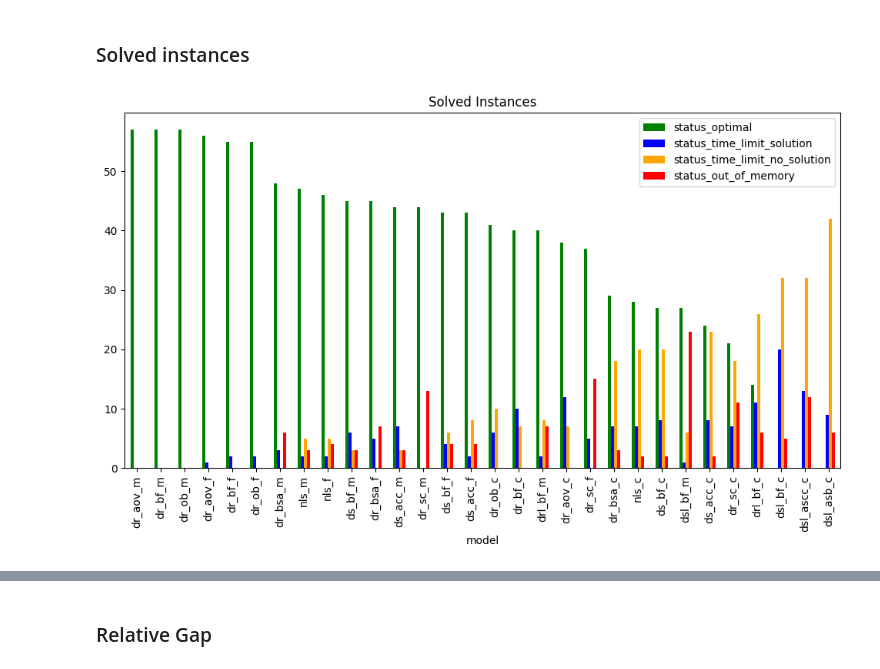
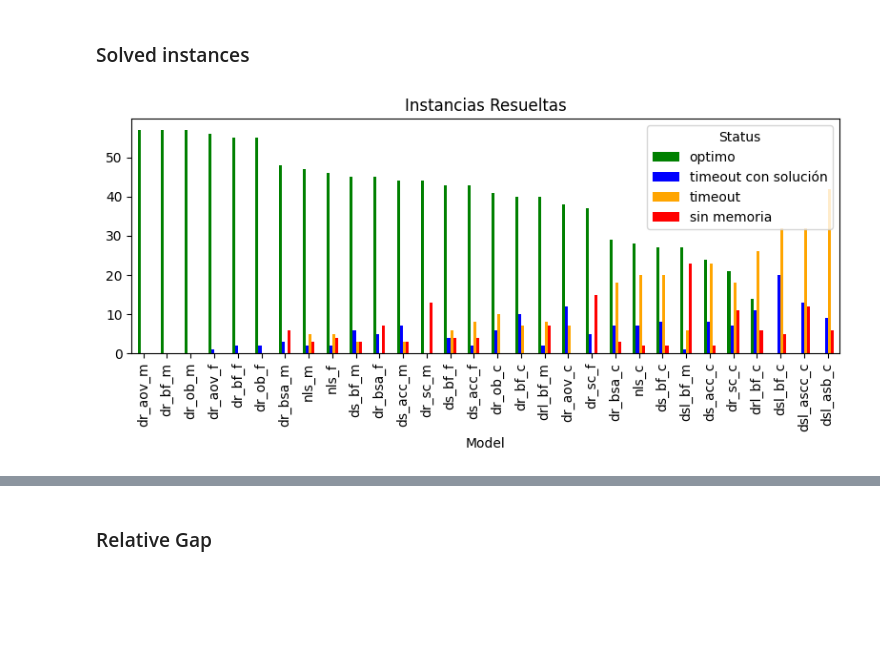
Before and after one commit to nacho692/mrsa, a Jupyter notebook: experimentation/experimentation.ipynb, the cells around one changed output, grey strips where cells are left out. Cells and saved outputs as stored; diff of their text form; code cells hidden in the pictures; blank space fills up the shorter version.

Commit message:
beautify some graphs

```diff
--- a/experimentation/experimentation.ipynb
+++ b/experimentation/experimentation.ipynb
@@ -4,6 +4,8 @@ import matplotlib.pyplot as plt
 import seaborn as sns
 import matplotlib
 
+save = True
+
 pd.set_option('display.max_columns', None)
 pd.set_option('display.expand_frame_repr', False)
 # %%
@@ -209,10 +211,14 @@ def metrics_by_model(df: pd.DataFrame, show=False) -> pd.DataFrame:
     metrics_by_model = metrics_by_model.join(
         metrics_by_model.apply(optimal_metrics, axis=1, result_type="expand"))
 
-    metrics_by_model["solved_%"] = metrics_by_model["status_optimal"] / \
+    metrics_by_model["solved_%"] = metrics_by_model["status_optimal"]*100 / \
         metrics_by_model["total_instances"]
-    metrics_by_model["one_solved_%"] = (metrics_by_model["status_optimal"] +
-                                        metrics_by_model["status_time_limit_solution"]) / metrics_by_model["total_instances"]
+    metrics_by_model["one_solved_%"] = (
+        metrics_by_model["status_time_limit_solution"])*100 / metrics_by_model["total_instances"]
+    metrics_by_model["time_limit_%"] = metrics_by_model["status_time_limit_no_solution"]*100 / \
+        metrics_by_model["total_instances"]
+    metrics_by_model["out_of_memory_%"] = metrics_by_model["status_out_of_memory"]*100 / \
+        metrics_by_model["total_instances"]
 
     metrics_by_model_sorted = metrics_by_model.sort_values(
         ['status_optimal', 'status_time_limit_solution', 'status_time_limit_no_solution',
@@ -273,10 +296,19 @@ get_instances(df_group1, True)
 # %%
 df_models_group1 = metrics_by_model(df_group1, False)
 
-fig, ax = plt.subplots(figsize=(12, 6))
+fig, ax = plt.subplots(figsize=(8, 4))
 df_models_group1[['status_optimal', 'status_time_limit_solution', 'status_time_limit_no_solution',
-                  'status_out_of_memory']].plot(title="Solved Instances", kind='bar', ax=ax, color=['green', 'blue', 'orange', 'red'])
+                  'status_out_of_memory']].plot(title="Instancias Resueltas", kind='bar', ax=ax, color=['green', 'blue', 'orange', 'red'])
+ax.legend(['optimo', 'timeout con solución', 'timeout',
+          'sin memoria'], loc='upper right', title="Status")
+ax.set_xlabel('Model')
+fig.tight_layout()
+
+if save:
+    fig.savefig("export/solved_instances_group1.pdf")
+    df_models_group1[["solved_%", "one_solved_%", "out_of_memory_%",
+                      "time_limit_%"]].to_latex("export/solved_instances_group1.tex")
 
 plt.show()
 # %% [output]
-[figure, old version]
+[figure, new version]
```
Also changed, not shown: parts of 8 cells of this notebook.
